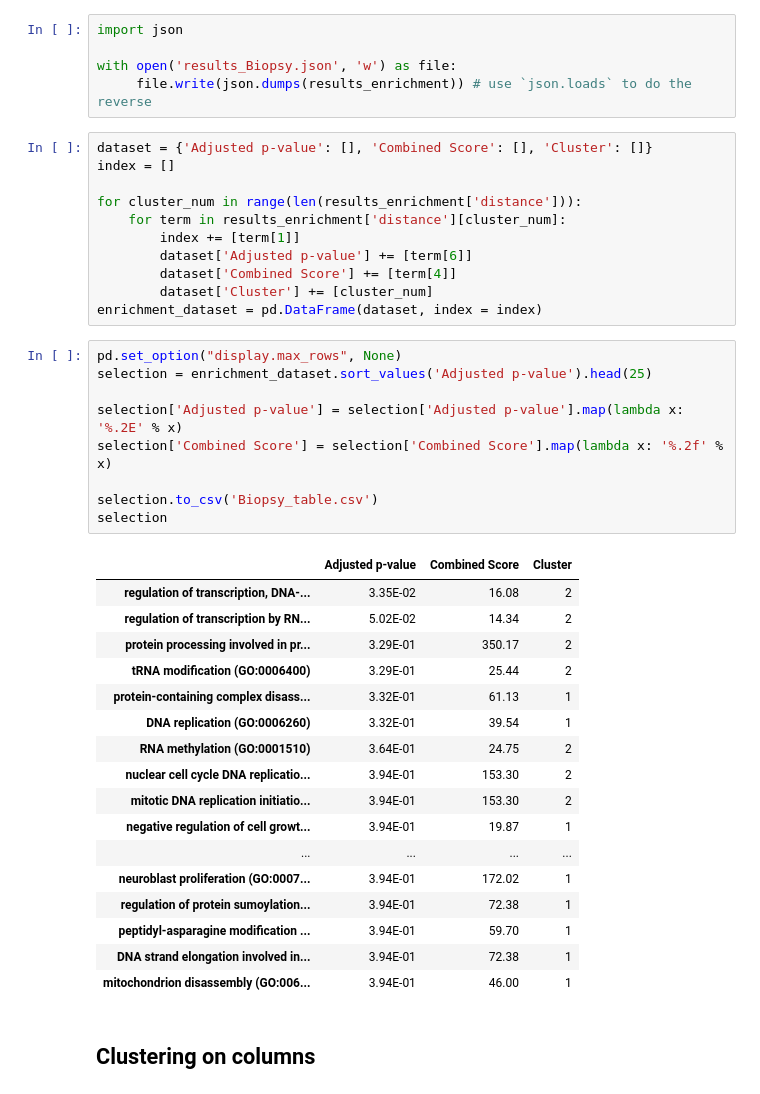
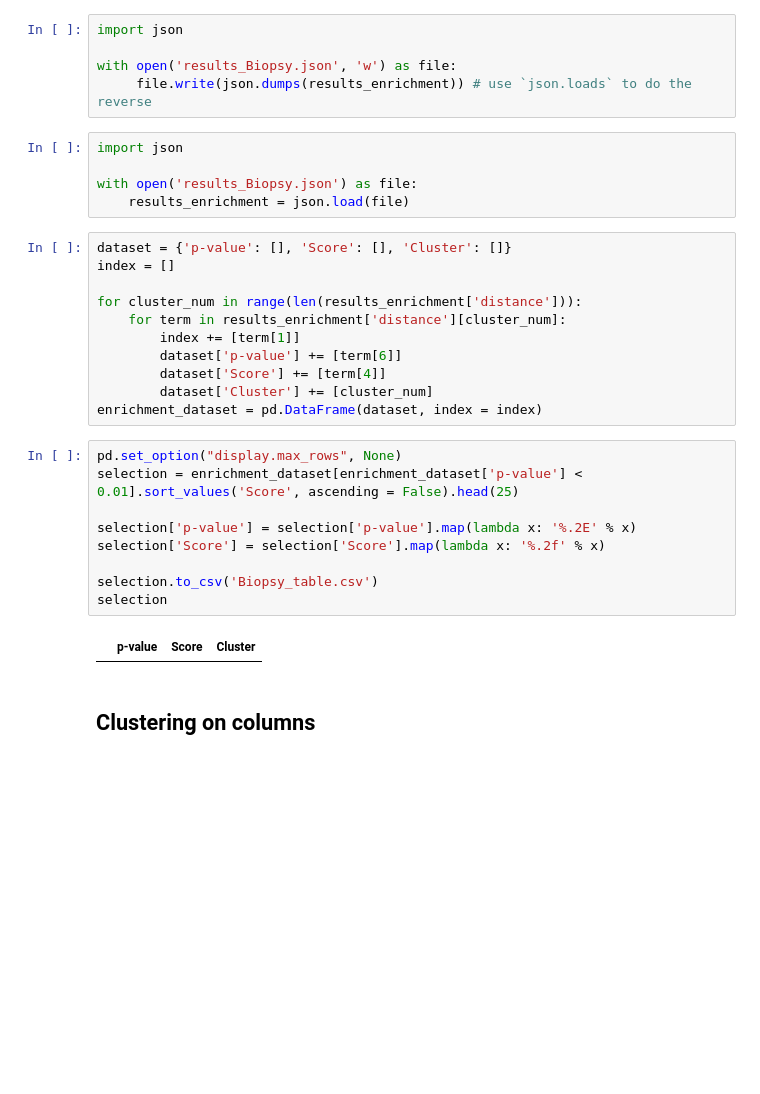
Before and after one commit to PRodrigues98/Analysis-of-regulatory-response-to-SARS-CoV-2-infection, a Jupyter notebook: Clustering/Clustering_Biopsy.ipynb, the cells around one changed output. Saved outputs shown, nothing was run; the diff lists cells and outputs as text; blank space fills up the shorter version.

Commit message:
Refactored some clustering code

```diff
--- a/Clustering/Clustering_Biopsy.ipynb
+++ b/Clustering/Clustering_Biopsy.ipynb
@@ -149,44 +149,33 @@ import json
 
 with open('results_Biopsy.json', 'w') as file:
      file.write(json.dumps(results_enrichment)) # use `json.loads` to do the reverse
+# %%
+import json
+
+with open('results_Biopsy.json') as file:
+    results_enrichment = json.load(file)
 # %%
-dataset = {'Adjusted p-value': [], 'Combined Score': [], 'Cluster': []}
+dataset = {'p-value': [], 'Score': [], 'Cluster': []}
 index = []
 
 for cluster_num in range(len(results_enrichment['distance'])):
     for term in results_enrichment['distance'][cluster_num]:
         index += [term[1]]
-        dataset['Adjusted p-value'] += [term[6]]
-        dataset['Combined Score'] += [term[4]]
+        dataset['p-value'] += [term[6]]
+        dataset['Score'] += [term[4]]
         dataset['Cluster'] += [cluster_num]
 enrichment_dataset = pd.DataFrame(dataset, index = index)
 # %%
 pd.set_option("display.max_rows", None)
-selection = enrichment_dataset.sort_values('Adjusted p-value').head(25)
+selection = enrichment_dataset[enrichment_dataset['p-value'] < 0.01].sort_values('Score', ascending = False).head(25)
 
-selection['Adjusted p-value'] = selection['Adjusted p-value'].map(lambda x: '%.2E' % x)
-selection['Combined Score'] = selection['Combined Score'].map(lambda x: '%.2f' % x)
+selection['p-value'] = selection['p-value'].map(lambda x: '%.2E' % x)
+selection['Score'] = selection['Score'].map(lambda x: '%.2f' % x)
 
 selection.to_csv('Biopsy_table.csv')
 selection
 # %% [output]
-|  | Adjusted p-value | Combined Score | Cluster |
-| regulation of transcription, DNA-... | 3.35E-02 | 16.08 | 2 |
-| regulation of transcription by RN... | 5.02E-02 | 14.34 | 2 |
-| protein processing involved in pr... | 3.29E-01 | 350.17 | 2 |
-| tRNA modification (GO:0006400) | 3.29E-01 | 25.44 | 2 |
-| protein-containing complex disass... | 3.32E-01 | 61.13 | 1 |
-| DNA replication (GO:0006260) | 3.32E-01 | 39.54 | 1 |
-| RNA methylation (GO:0001510) | 3.64E-01 | 24.75 | 2 |
-| nuclear cell cycle DNA replicatio... | 3.94E-01 | 153.30 | 2 |
-| mitotic DNA replication initiatio... | 3.94E-01 | 153.30 | 2 |
-| negative regulation of cell growt... | 3.94E-01 | 19.87 | 1 |
-| ... | ... | ... | ... |
-| neuroblast proliferation (GO:0007... | 3.94E-01 | 172.02 | 1 |
-| regulation of protein sumoylation... | 3.94E-01 | 72.38 | 1 |
-| peptidyl-asparagine modification ... | 3.94E-01 | 59.70 | 1 |
-| DNA strand elongation involved in... | 3.94E-01 | 72.38 | 1 |
-| mitochondrion disassembly (GO:006... | 3.94E-01 | 46.00 | 1 |
+|  | p-value | Score | Cluster |
 # %% [markdown]
 ## Clustering on columns
 # %%
```
Also changed, not shown: 11 other files.
